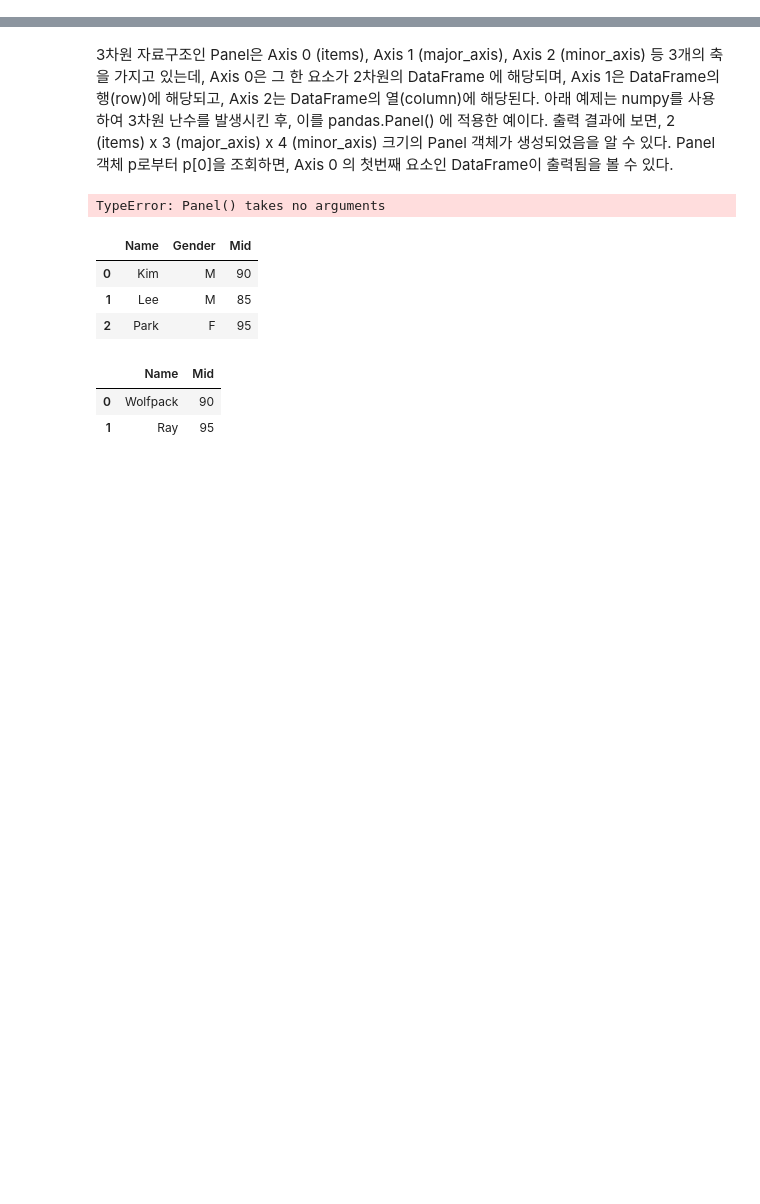
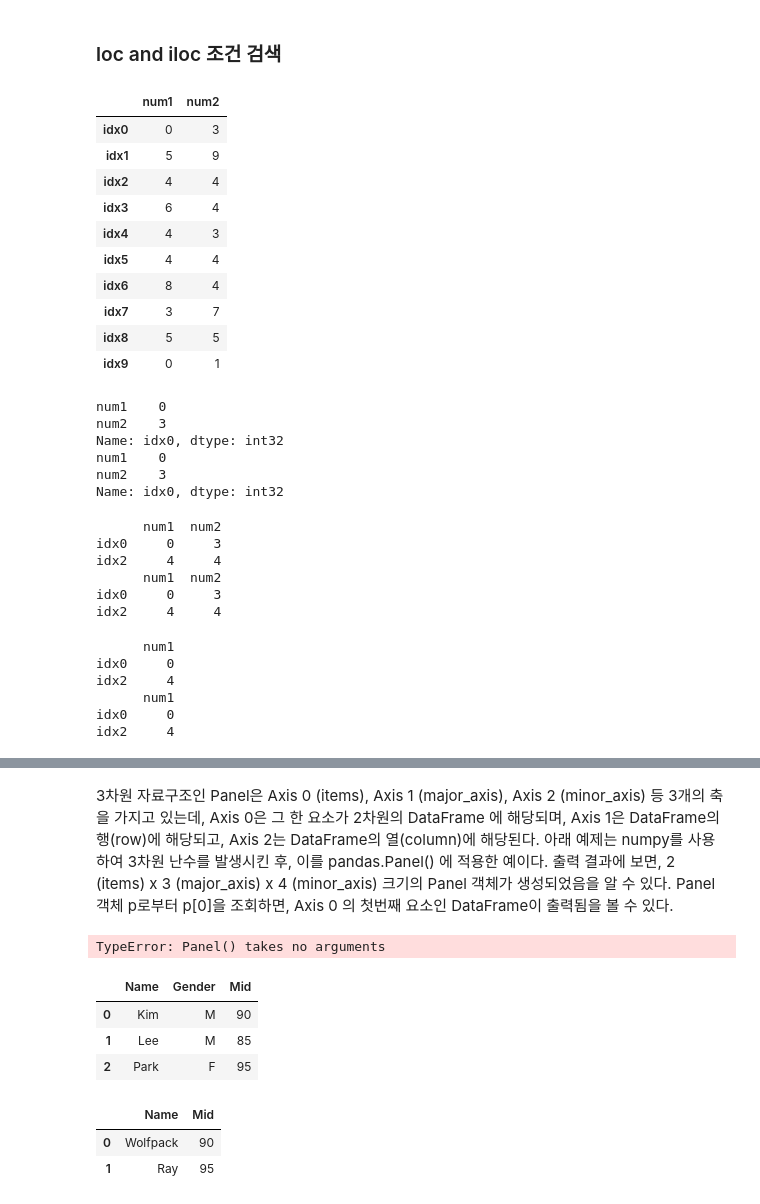
Before and after one commit to ynebula/Python, a Jupyter notebook: Pandas_Dataframe.ipynb, the cells around one changed output, grey strips where cells are left out. Drawn from its saved outputs; the diff is of its cells as text; code cells hidden in the pictures; blank space fills up the shorter version.

```diff
--- a/Pandas.ipynb
+++ b/Pandas_Dataframe.ipynb
@@ -33,0 +139,50 @@ df
+# %% [markdown]
+### loc and iloc 조건 검색
+# %%
+df = pd.DataFrame(np.random.randint(0, 10, size=(10, 2)),
+                  columns=['num1', 'num2'],
+                  index=['idx0', 'idx1', 'idx2', 'idx3', 'idx4', 'idx5', 'idx6', 'idx7', 'idx8', 'idx9'])
+
+df
+# %% [output]
+|  | num1 | num2 |
+| idx0 | 0 | 3 |
+| idx1 | 5 | 9 |
+| idx2 | 4 | 4 |
+| idx3 | 6 | 4 |
+| idx4 | 4 | 3 |
+| idx5 | 4 | 4 |
+| idx6 | 8 | 4 |
+| idx7 | 3 | 7 |
+| idx8 | 5 | 5 |
+| idx9 | 0 | 1 |
+# %%
+print(df.loc['idx0'])
+print(df.iloc[0])
+# %% [output]
+num1    0
+num2    3
+Name: idx0, dtype: int32
+num1    0
+num2    3
+Name: idx0, dtype: int32
+# %%
+print(df.loc[['idx0', 'idx2']])
+print(df.iloc[[0, 2]])
+# %% [output]
+      num1  num2
+idx0     0     3
+idx2     4     4
+      num1  num2
+idx0     0     3
+idx2     4     4
+# %%
+print(df.loc[['idx0', 'idx2'], ['num1']])
+print(df.iloc[[0, 2], [0]])
+# %% [output]
+      num1
+idx0     0
+idx2     4
+      num1
+idx0     0
+idx2     4
```
Also changed, not shown: parts of 34 cells of this notebook.
